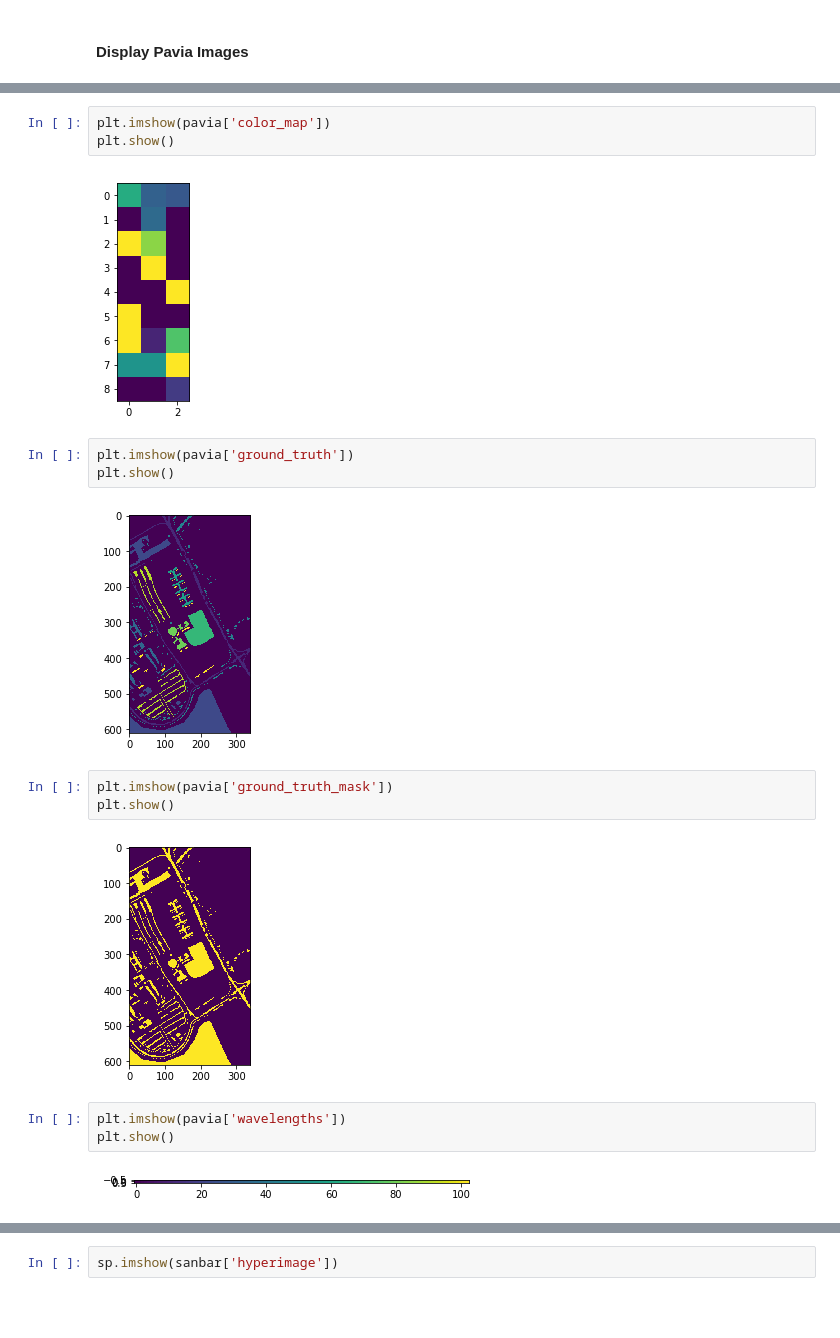
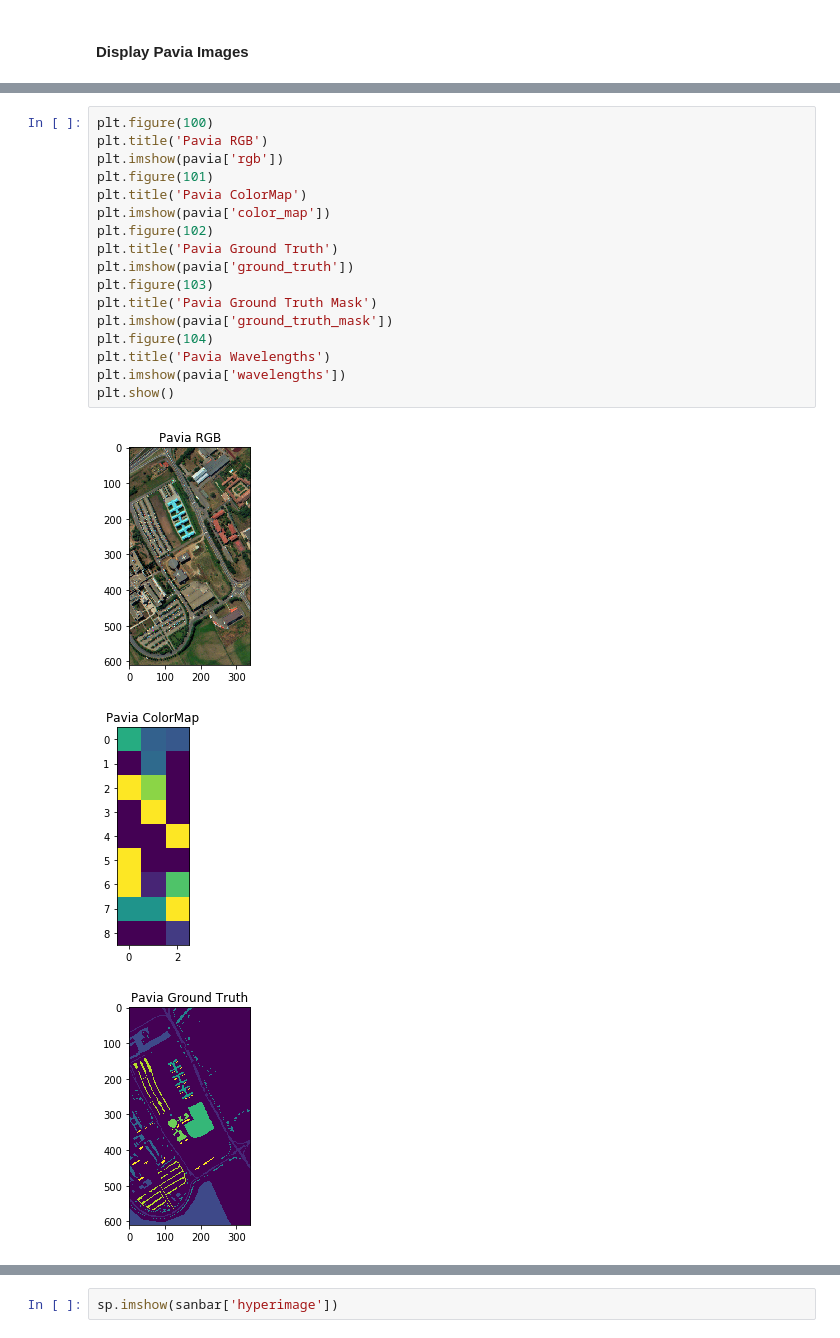
Before and after one commit to rachit-ranjan16/ImSegClust, a Jupyter notebook: Clustering 1 .ipynb, the cells around one changed output, grey strips where cells are left out. Drawn from its saved outputs; the diff is of its cells as text; blank space fills up the shorter version.

```diff
--- a/Clustering 1 .ipynb
+++ b/Clustering 1 .ipynb
@@ -30,20 +28,21 @@ plt.show()
-# %%
-plt.imshow(pavia['color_map'])
-plt.show()
-# %% [output]
-[figure, removed]
-# %%
-plt.imshow(pavia['ground_truth'])
-plt.show()
-# %% [output]
-[figure, removed]
-# %%
-plt.imshow(pavia['ground_truth_mask'])
-plt.show()
-# %% [output]
-[figure, removed]
-# %%
-plt.imshow(pavia['wavelengths'])
-plt.show()
-# %% [output]
-[figure, removed]
+# %%
+plt.figure(100)
+plt.title('Pavia RGB')
+plt.imshow(pavia['rgb'])
+plt.figure(101)
+plt.title('Pavia ColorMap')
+plt.imshow(pavia['color_map'])
+plt.figure(102)
+plt.title('Pavia Ground Truth')
+plt.imshow(pavia['ground_truth'])
+plt.figure(103)
+plt.title('Pavia Ground Truth Mask')
+plt.imshow(pavia['ground_truth_mask'])
+plt.figure(104)
+plt.title('Pavia Wavelengths')
+plt.imshow(pavia['wavelengths'])
+plt.show()
+# %% [output]
+[figure, added]
+[figure, added]
+[figure, added]
```
Also changed, not shown: parts of 13 cells of this notebook, 1 other file.
